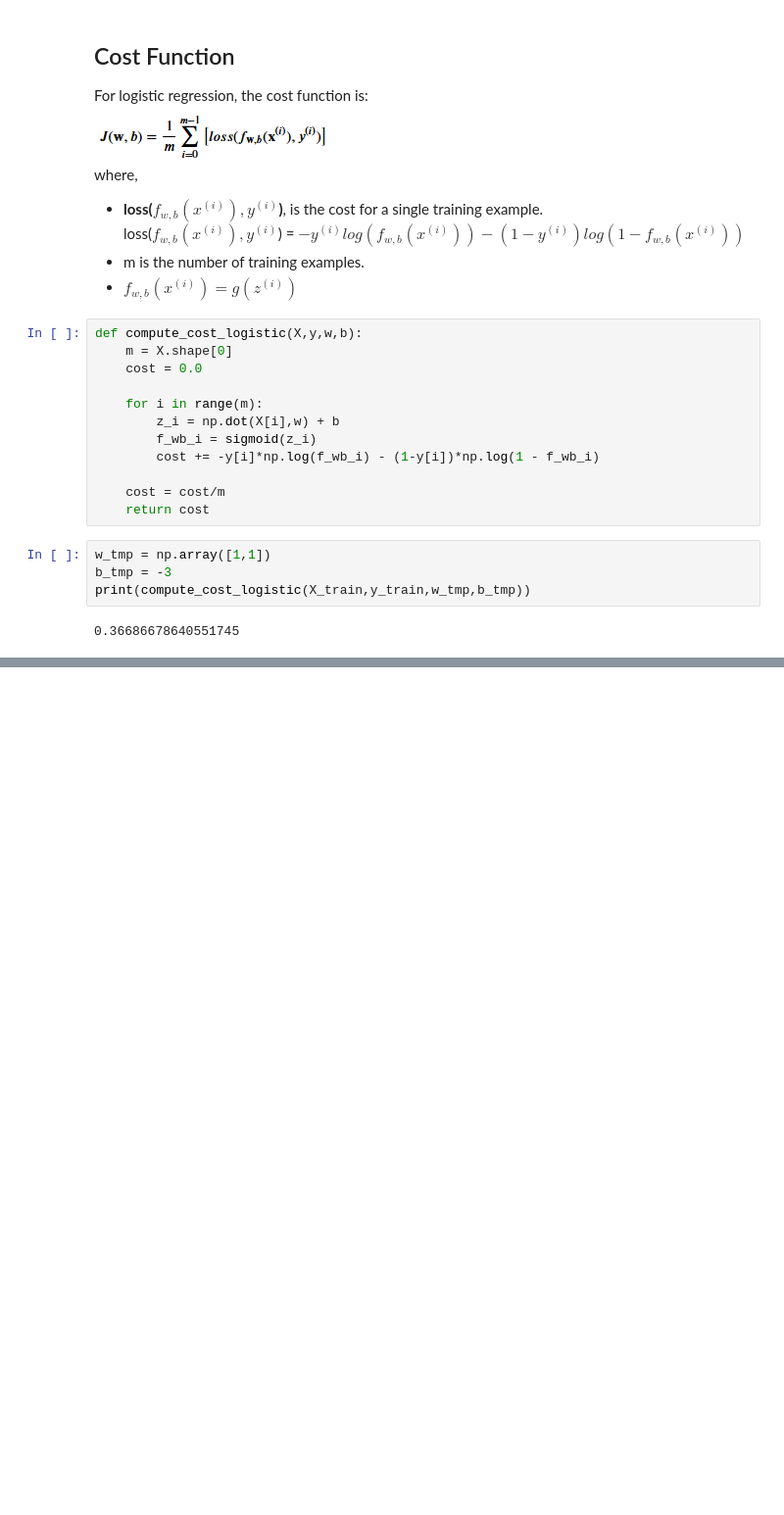
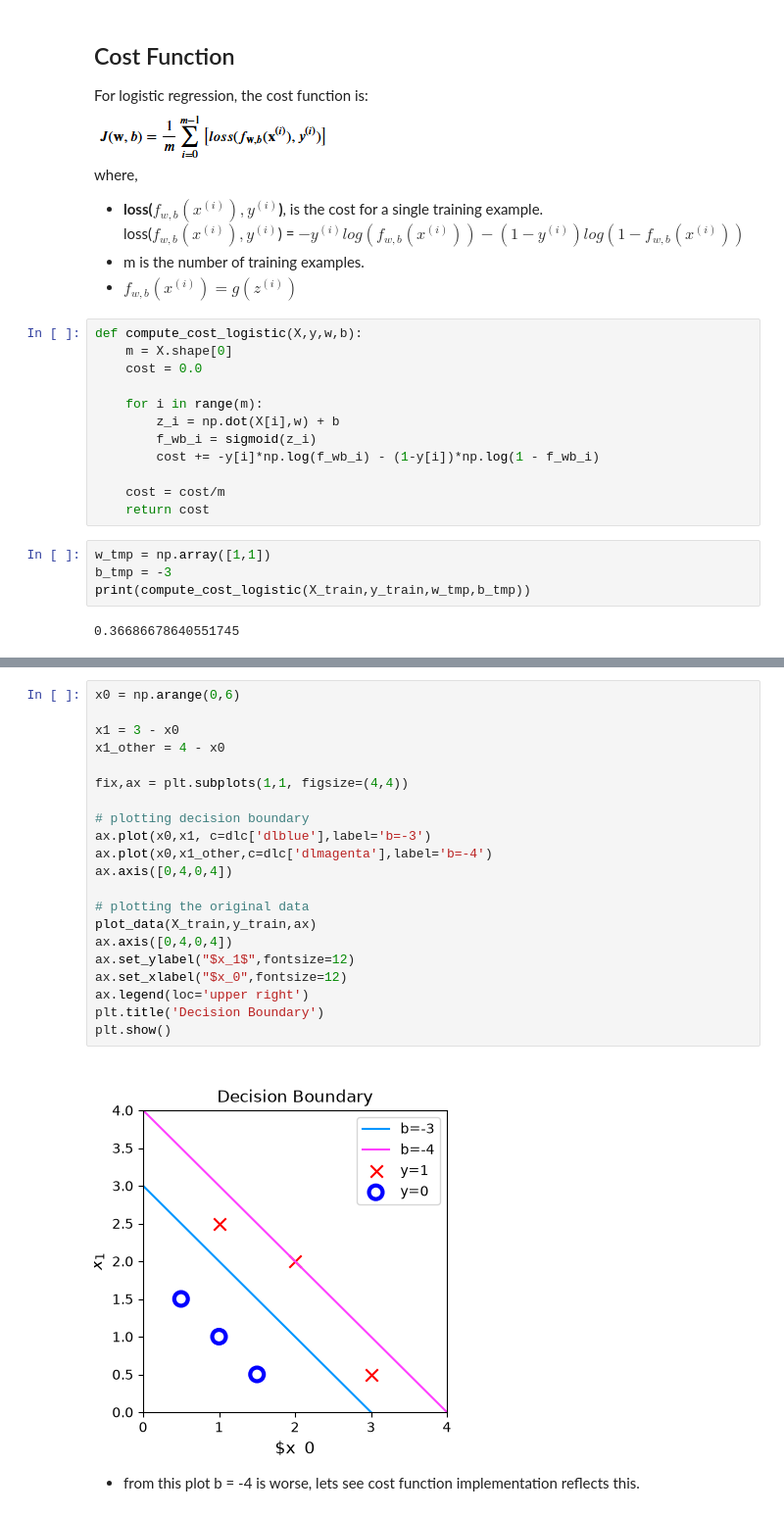
Before and after one commit to Krriisshna/Machine-Learning, a Jupyter notebook: Coursera/Supervised ML (Regression and Classification)/03_Classification/cost_function.ipynb, the cells around one changed output, grey strips where cells are left out. Shown at 98% size. Cells and saved outputs as stored; diff of their text form; blank space fills up the shorter version.

Commit message:
learn cost function

```diff
--- a/Coursera/Supervised ML (Regression and Classification)/03_Classification/cost_function.ipynb
+++ b/Coursera/Supervised ML (Regression and Classification)/03_Classification/cost_function.ipynb
@@ -48,0 +54,25 @@ print(compute_cost_logistic(X_train,y_train,w_tmp,b_tmp))
+# %%
+x0 = np.arange(0,6)
+
+x1 = 3 - x0
+x1_other = 4 - x0
+
+fix,ax = plt.subplots(1,1, figsize=(4,4))
+
+# plotting decision boundary
+ax.plot(x0,x1, c=dlc['dlblue'],label='b=-3')
+ax.plot(x0,x1_other,c=dlc['dlmagenta'],label='b=-4')
+ax.axis([0,4,0,4])
+
+# plotting the original data
+plot_data(X_train,y_train,ax)
+ax.axis([0,4,0,4])
+ax.set_ylabel("$x_1$",fontsize=12)
+ax.set_xlabel("$x_0",fontsize=12)
+ax.legend(loc='upper right')
+plt.title('Decision Boundary')
+plt.show()
+# %% [output]
+[figure, added]
+# %% [markdown]
+- from this plot b = -4 is worse, lets see cost function implementation reflects this.
```
Also changed, not shown: parts of 3 cells of this notebook.
